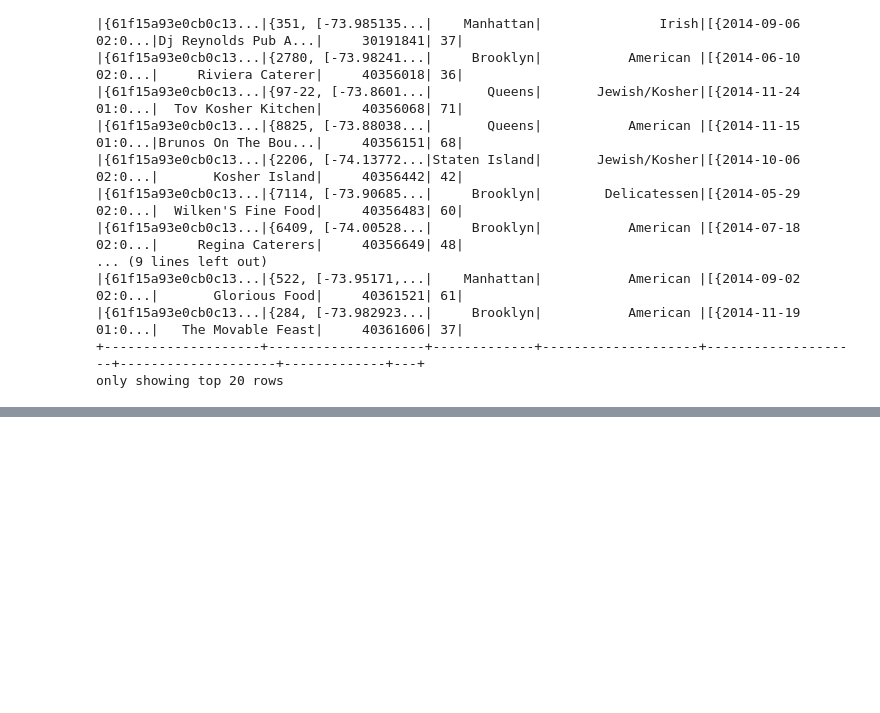
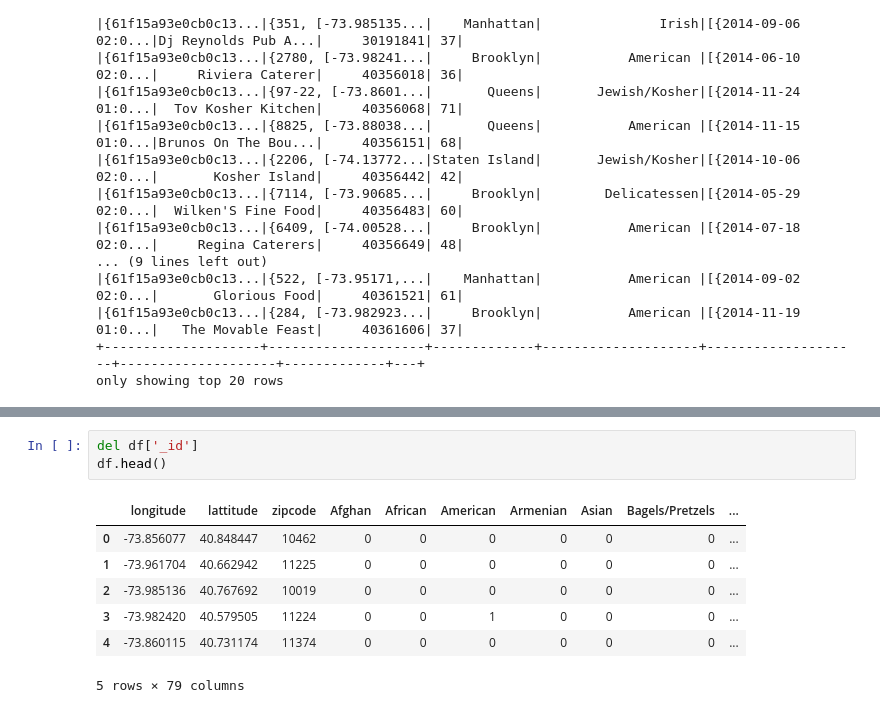
Before and after one commit to atchiasso/IAData_cours_2, a Jupyter notebook: Big Data/projet_bigdata.ipynb, the cells around one changed output, grey strips where cells are left out. Saved outputs shown, nothing was run; the diff lists cells and outputs as text; blank space fills up the shorter version.

```diff
--- a/Big Data/projet_bigdata.ipynb
+++ b/Big Data/projet_bigdata.ipynb
@@ -187,0 +263,11 @@ restaurants_df.describe().show()
+# %%
+del df['_id']
+df.head()
+# %% [output]
+|  | longitude | lattitude | zipcode | Afghan | African | American | Armenian | Asian | Bagels/Pretzels | ... |
+| 0 | -73.856077 | 40.848447 | 10462 | 0 | 0 | 0 | 0 | 0 | 0 | ... |
+| 1 | -73.961704 | 40.662942 | 11225 | 0 | 0 | 0 | 0 | 0 | 0 | ... |
+| 2 | -73.985136 | 40.767692 | 10019 | 0 | 0 | 0 | 0 | 0 | 0 | ... |
+| 3 | -73.982420 | 40.579505 | 11224 | 0 | 0 | 1 | 0 | 0 | 0 | ... |
+| 4 | -73.860115 | 40.731174 | 11374 | 0 | 0 | 0 | 0 | 0 | 0 | ... |
+5 rows × 79 columns
```
Also changed, not shown: parts of 19 cells of this notebook.
